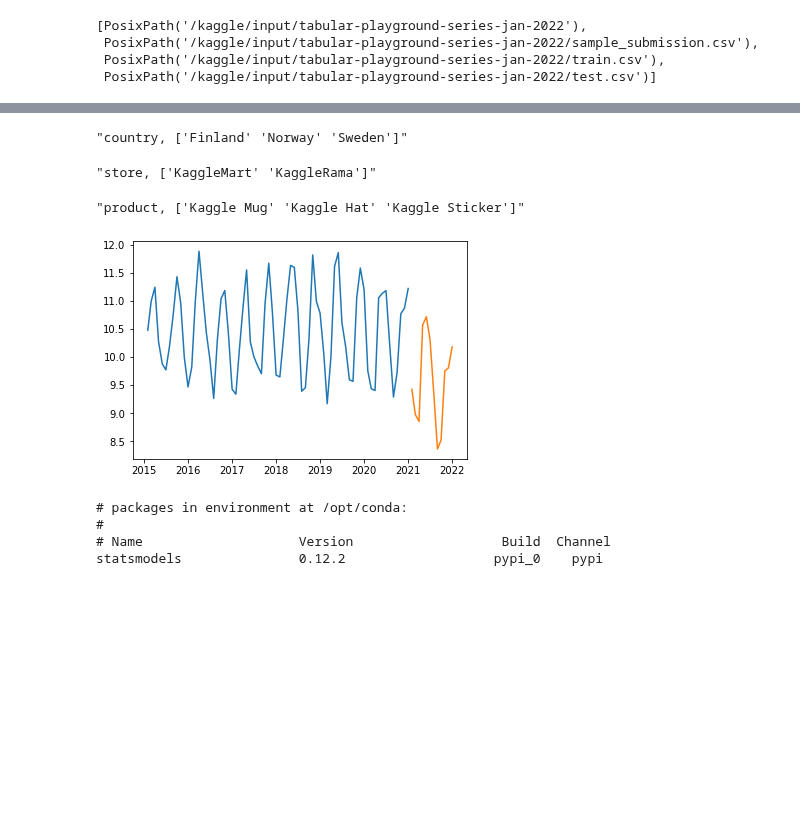
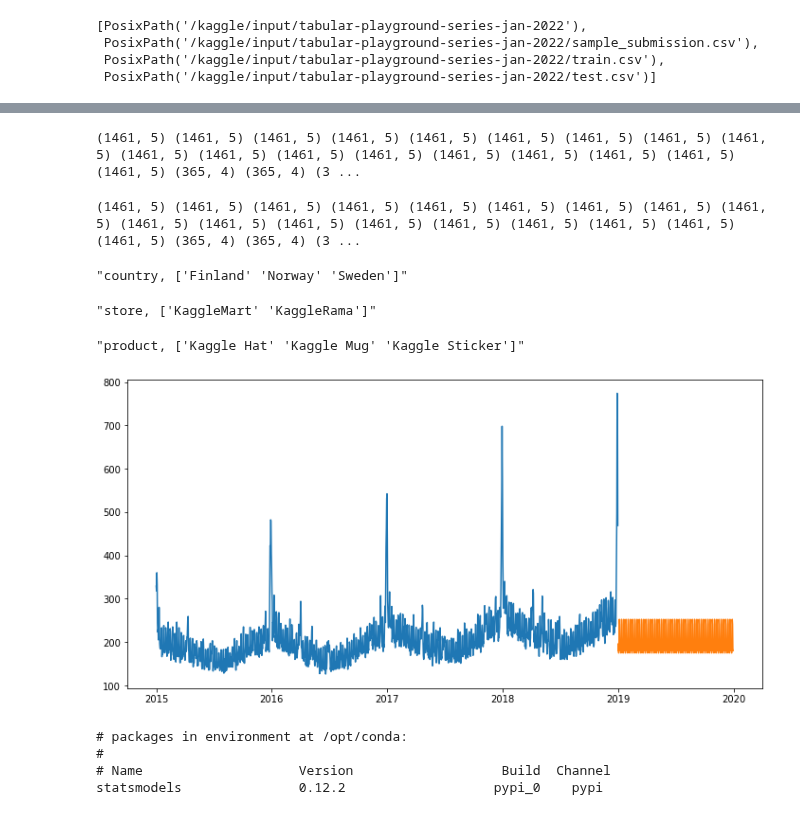
Before and after one commit to maulberto3/Kaggle_magic, a Jupyter notebook: simple-statsmodels-estimation.ipynb, the cells around one changed output, grey strips where cells are left out. Saved outputs shown, nothing was run; the diff lists cells and outputs as text; code cells hidden in the pictures; blank space fills up the shorter version.

Commit message:
Kaggle Notebook | Simple Exploratory Visualization | Version 3

```diff
--- a/simple-statsmodels-estimation.ipynb
+++ b/simple-statsmodels-estimation.ipynb
@@ -88,9 +96,42 @@ test
+# %%
+# Checking before resample
+
+def len_df(df_wide):
+    train_dfs = {}
+    test_dfs = {}
+    for cat in df_wide['country'].unique():
+        for cat_ in df_wide['store'].unique():
+            for cat__ in df_wide['product'].unique():
+                mask = (df_wide['country']==cat) & (df_wide['store']==cat_) & (df_wide['product']==cat__)
+                train_dfs[cat+cat_+cat__] = df_wide[mask]
+
+                train_dfs[cat+cat_+cat__] = train_dfs[cat+cat_+cat__]
+                print(df_wide[mask].shape, end=' ')
+    return dfs
+
+train_dfs = len_df(train)
+test_dfs = len_df(test)
+# %% [output]
+(1461, 5) (1461, 5) (1461, 5) (1461, 5) (1461, 5) (1461, 5) (1461, 5) (1461, 5) (1461, 5) (1461, 5) (1461, 5) (1461, 5) (1461, 5) (1461, 5) (1461, 5) (1461, 5) (1461, 5) (1461, 5) (365, 4) (365, 4) (3 ...
+# %%
+# Checking after resample
+
+train2 = train.groupby(['country', 'store', 'product']).resample('D').sum()
+train2 = train2.reset_index(level=[0,1,2])
+
+test2 = test.groupby(['country', 'store', 'product']).resample('D').sum()
+test2 = test2.reset_index(level=[0,1,2])
+
+train2_dfs = len_df(train)
+test2_dfs = len_df(test)
+# %% [output]
+(1461, 5) (1461, 5) (1461, 5) (1461, 5) (1461, 5) (1461, 5) (1461, 5) (1461, 5) (1461, 5) (1461, 5) (1461, 5) (1461, 5) (1461, 5) (1461, 5) (1461, 5) (1461, 5) (1461, 5) (1461, 5) (365, 4) (365, 4) (3 ...
 # %%
-# Categoricals
+# Exploring categoricals
 
-for col in train[['country', 'store', 'product']]:
-    f'{col}, {train[col].unique()}'
+for col in train2[['country', 'store', 'product']]:
+    f'{col}, {train2[col].unique()}'
 # %% [output]
 "country, ['Finland' 'Norway' 'Sweden']"
 "store, ['KaggleMart' 'KaggleRama']"
-"product, ['Kaggle Mug' 'Kaggle Hat' 'Kaggle Sticker']"
+"product, ['Kaggle Hat' 'Kaggle Mug' 'Kaggle Sticker']"
@@ -106,19 +140,21 @@ for cat in train['country'].unique():
 # %%
 from statsmodels.tsa.api import STLForecast
 from statsmodels.tsa.arima.model import ARIMA
+from statsmodels.tsa.api import ExponentialSmoothing, SimpleExpSmoothing, Holt
 from math import sin
 from random import random
 import matplotlib.pyplot as plt
 
-num = 12*6
-idx =pd.date_range(start='1-1-2015', freq='M', periods=num)
-temp = pd.Series([sin(x)+random()+10 for x in range(num)], index=idx)
-res = STLForecast(temp, ARIMA, model_kwargs={'order': (1,2,0)}, robust=True).fit()
-forec = res.forecast(12)
+names = list(train2_dfs.keys())
+ser = train2_dfs[names[0]]['num_sold']
+res = STLForecast(ser, ARIMA, seasonal=23, robust=True).fit()
+#pred = res.get_prediction()
+forec = res.forecast(365)
 
-fig, ax = plt.subplots()
-_ = ax.plot(temp)
+fig, ax = plt.subplots(figsize=(12,6))
+_ = ax.plot(ser)
+#_ = ax.plot(pred)
 _ = ax.plot(forec)
 # %% [output]
-[figure, old version]
+[figure, new version]
 # %%
```
Also changed, not shown: parts of 6 cells of this notebook.
